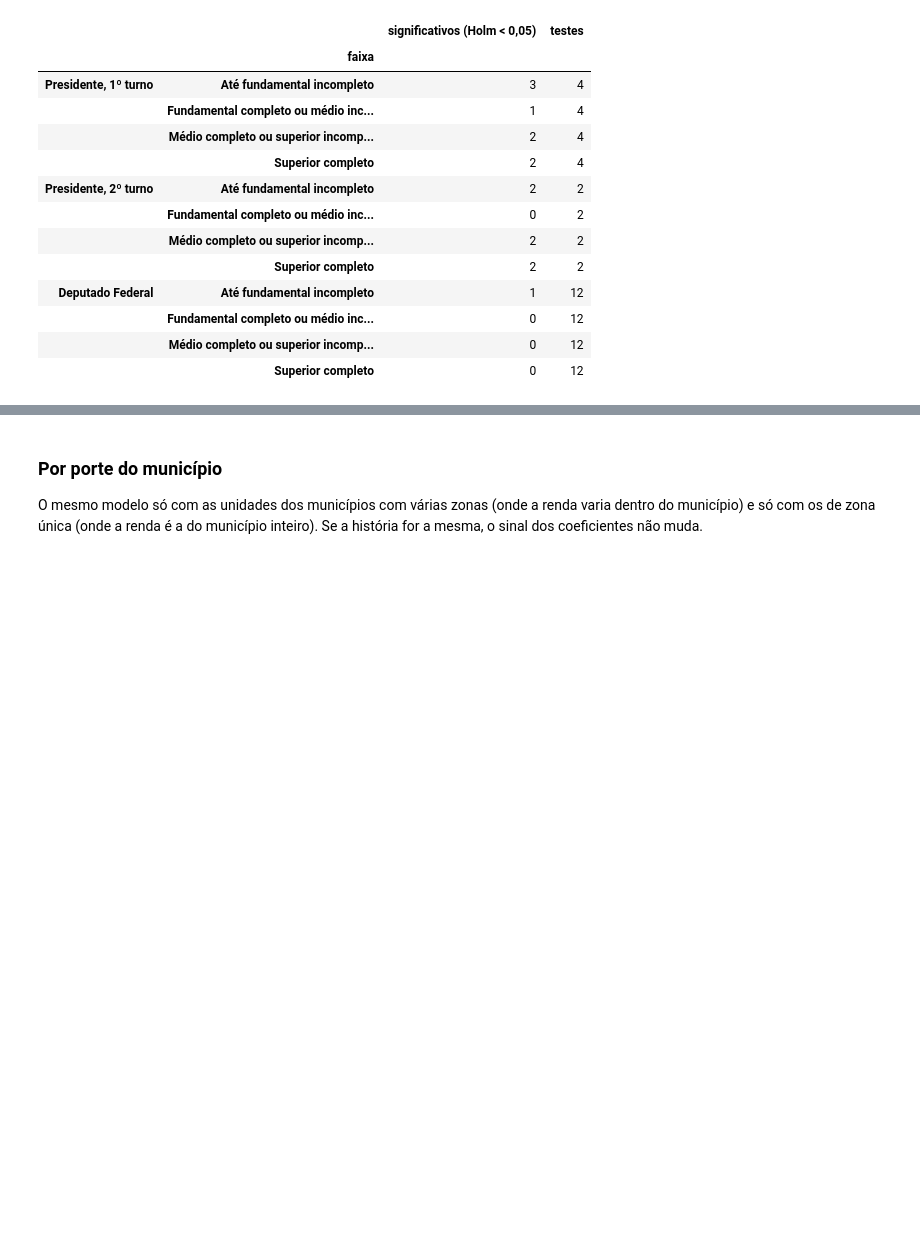
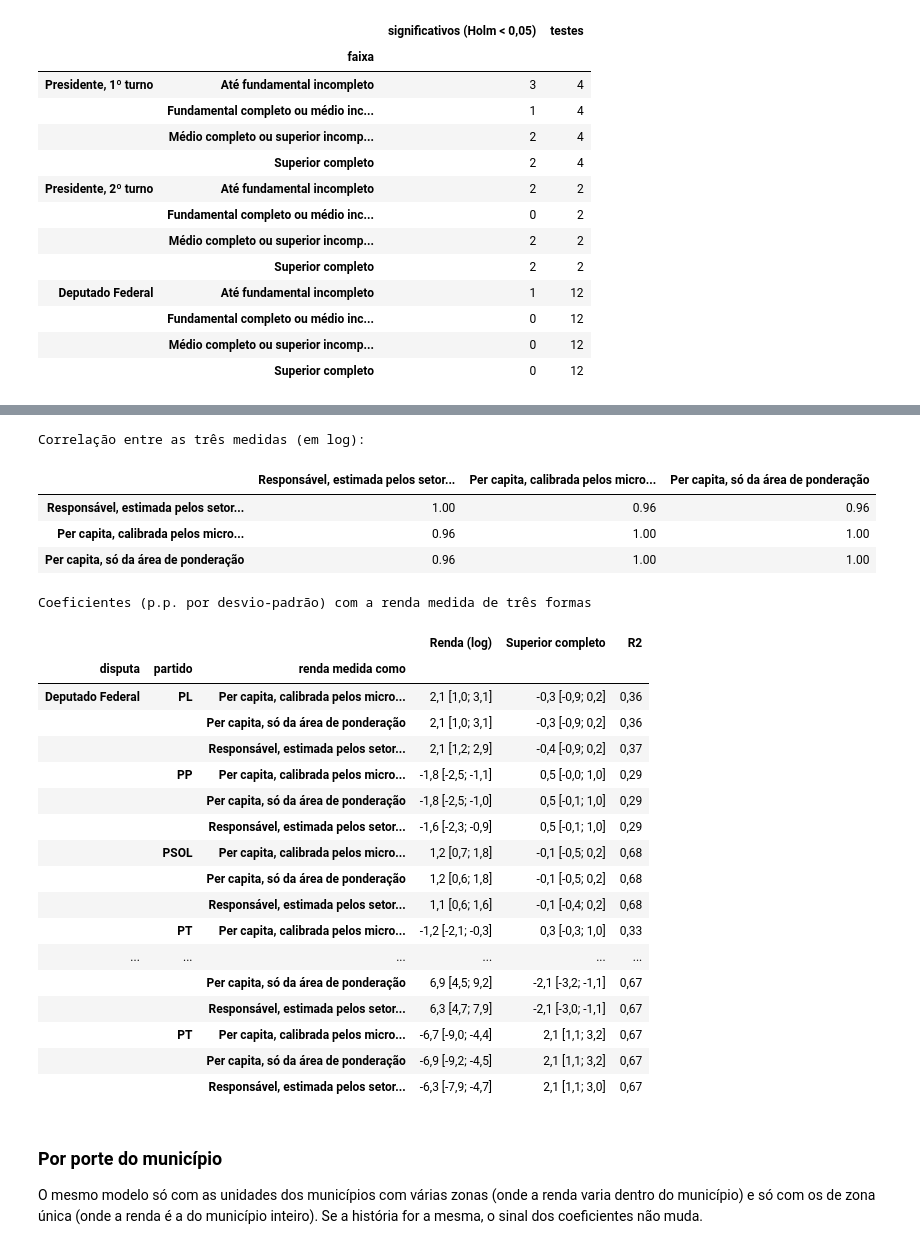
Before and after one commit to gilandrade/dados_eleicoes, a Jupyter notebook: notebooks/perfil_voto_brasil.ipynb, the cells around one changed output, grey strips where cells are left out. Saved outputs shown, nothing was run; the diff lists cells and outputs as text; code cells hidden in the pictures; blank space fills up the shorter version.

Commit message:
feat: calibra a renda das zonas com os microdados da amostra do Censo

```diff
--- a/notebooks/perfil_voto_brasil.ipynb
+++ b/notebooks/perfil_voto_brasil.ipynb
@@ -546,3 +562,60 @@ Deputado Federal: coeficiente por faixa de escolaridade (p ajustado de Holm: ast
+# %%
+if "renda_pc_cal" in zonas.columns:
+    zonas["log_renda_cal"] = np.log(zonas["renda_pc_cal"])
+    zonas["log_renda_ap"] = np.log(zonas["renda_pc_ap"])
+    VARIANTES = {
+        "log_renda": "Responsável, estimada pelos setores (a anterior)",
+        "log_renda_cal": "Per capita, calibrada pelos microdados",
+        "log_renda_ap": "Per capita, só da área de ponderação",
+    }
+    print("Correlação entre as três medidas (em log):")
+    display(zonas[list(VARIANTES)].corr().round(2).rename(index=VARIANTES, columns=VARIANTES))
+
+    linhas = []
+    for disputa in [d for d in ("pres_t1", "pres_t2", "depfed_t1") if d in DISPUTAS]:
+        for variante, rotulo in VARIANTES.items():
+            r = regressao(zonas, disputa, ["pc_esc_superior", variante, "idade_media", "pc_feminino"])
+            for _, linha in r.query("preditor in ['pc_esc_superior', @variante]").iterrows():
+                linhas.append({
+                    "disputa": DISPUTAS[disputa], "partido": linha["partido"], "renda medida como": rotulo,
+                    "variável": "Superior completo" if linha["preditor"] == "pc_esc_superior" else "Renda (log)",
+                    "coef": linha["coef"], "ic_min": linha["ic_min"], "ic_max": linha["ic_max"], "r2": linha["r2"],
+                })
+    sens = pd.DataFrame(linhas)
+    sens["texto"] = sens.apply(lambda r: f"{numero(r['coef'])} [{numero(r['ic_min'])}; {numero(r['ic_max'])}]", axis=1)
+    escolhidos = sens[(sens["partido"].isin(["PT", "PL", "PP", "PSOL"]))]
+    tabela_sens = escolhidos.pivot_table(index=["disputa", "partido", "renda medida como"], columns="variável",
+                                         values="texto", aggfunc="first")
+    r2 = escolhidos.groupby(["disputa", "partido", "renda medida como"])["r2"].first().map(lambda v: numero(v, 2))
+    display(tabela_sens.assign(R2=r2).rename_axis(columns=None).style.set_caption(
+        "Coeficientes (p.p. por desvio-padrão) com a renda medida de três formas"))
+else:
+    print("Sem as colunas de renda calibrada: rodar scripts/11_setor_ap.R, scripts/12_celulas_censo_amostra.py e o script 10.")
+# %% [output]
+Correlação entre as três medidas (em log):
+|  | Responsável, estimada pelos setor... | Per capita, calibrada pelos micro... | Per capita, só da área de ponderação |
+| Responsável, estimada pelos setor... | 1.00 | 0.96 | 0.96 |
+| Per capita, calibrada pelos micro... | 0.96 | 1.00 | 1.00 |
+| Per capita, só da área de ponderação | 0.96 | 1.00 | 1.00 |
+Coeficientes (p.p. por desvio-padrão) com a renda medida de três formas
+|  |  |  | Renda (log) | Superior completo | R2 |
+| disputa | partido | renda medida como |  |  |  |
+| Deputado Federal | PL | Per capita, calibrada pelos micro... | 2,1 [1,0; 3,1] | -0,3 [-0,9; 0,2] | 0,36 |
+|  |  | Per capita, só da área de ponderação | 2,1 [1,0; 3,1] | -0,3 [-0,9; 0,2] | 0,36 |
+|  |  | Responsável, estimada pelos setor... | 2,1 [1,2; 2,9] | -0,4 [-0,9; 0,2] | 0,37 |
+|  | PP | Per capita, calibrada pelos micro... | -1,8 [-2,5; -1,1] | 0,5 [-0,0; 1,0] | 0,29 |
+|  |  | Per capita, só da área de ponderação | -1,8 [-2,5; -1,0] | 0,5 [-0,1; 1,0] | 0,29 |
+|  |  | Responsável, estimada pelos setor... | -1,6 [-2,3; -0,9] | 0,5 [-0,1; 1,0] | 0,29 |
+|  | PSOL | Per capita, calibrada pelos micro... | 1,2 [0,7; 1,8] | -0,1 [-0,5; 0,2] | 0,68 |
+|  |  | Per capita, só da área de ponderação | 1,2 [0,6; 1,8] | -0,1 [-0,5; 0,2] | 0,68 |
+|  |  | Responsável, estimada pelos setor... | 1,1 [0,6; 1,6] | -0,1 [-0,4; 0,2] | 0,68 |
+|  | PT | Per capita, calibrada pelos micro... | -1,2 [-2,1; -0,3] | 0,3 [-0,3; 1,0] | 0,33 |
+| ... | ... | ... | ... | ... | ... |
+|  |  | Per capita, só da área de ponderação | 6,9 [4,5; 9,2] | -2,1 [-3,2; -1,1] | 0,67 |
+|  |  | Responsável, estimada pelos setor... | 6,3 [4,7; 7,9] | -2,1 [-3,0; -1,1] | 0,67 |
+|  | PT | Per capita, calibrada pelos micro... | -6,7 [-9,0; -4,4] | 2,1 [1,1; 3,2] | 0,67 |
+|  |  | Per capita, só da área de ponderação | -6,9 [-9,2; -4,5] | 2,1 [1,1; 3,2] | 0,67 |
+|  |  | Responsável, estimada pelos setor... | -6,3 [-7,9; -4,7] | 2,1 [1,1; 3,0] | 0,67 |
 # %% [markdown]
 ### Por porte do município
 
```
Also changed, not shown: parts of 1 cell of this notebook, 3 other files.
